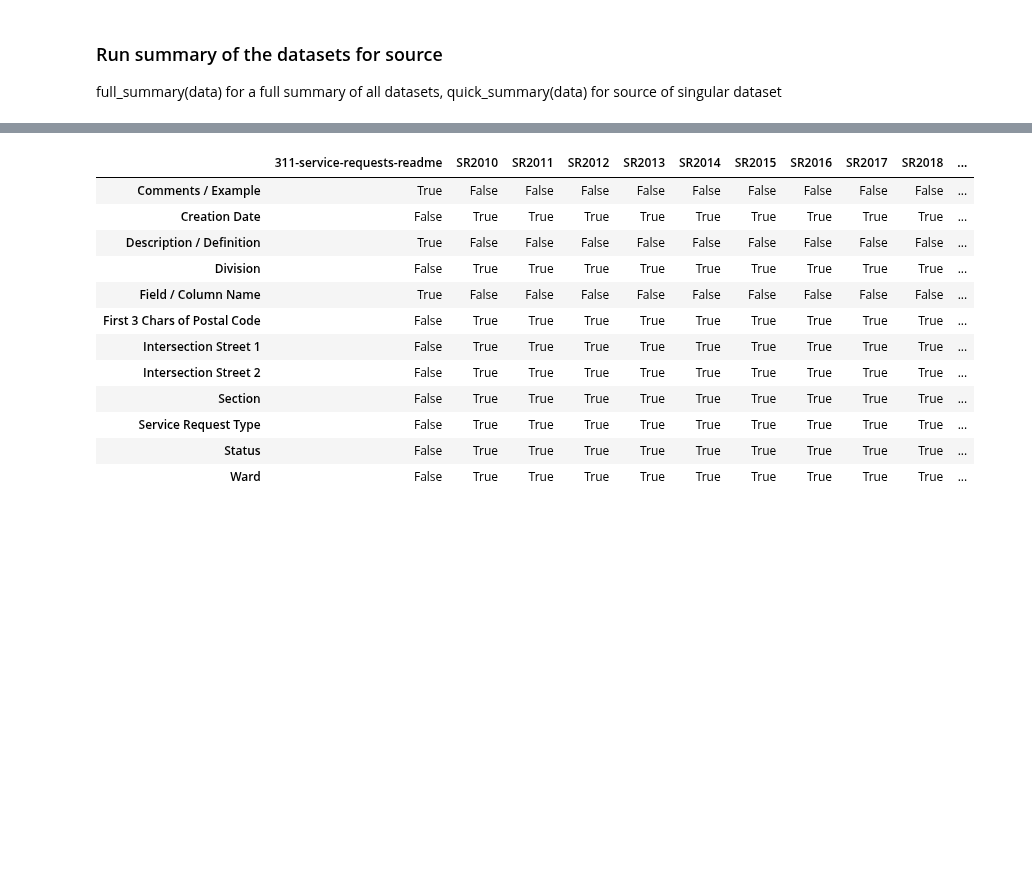
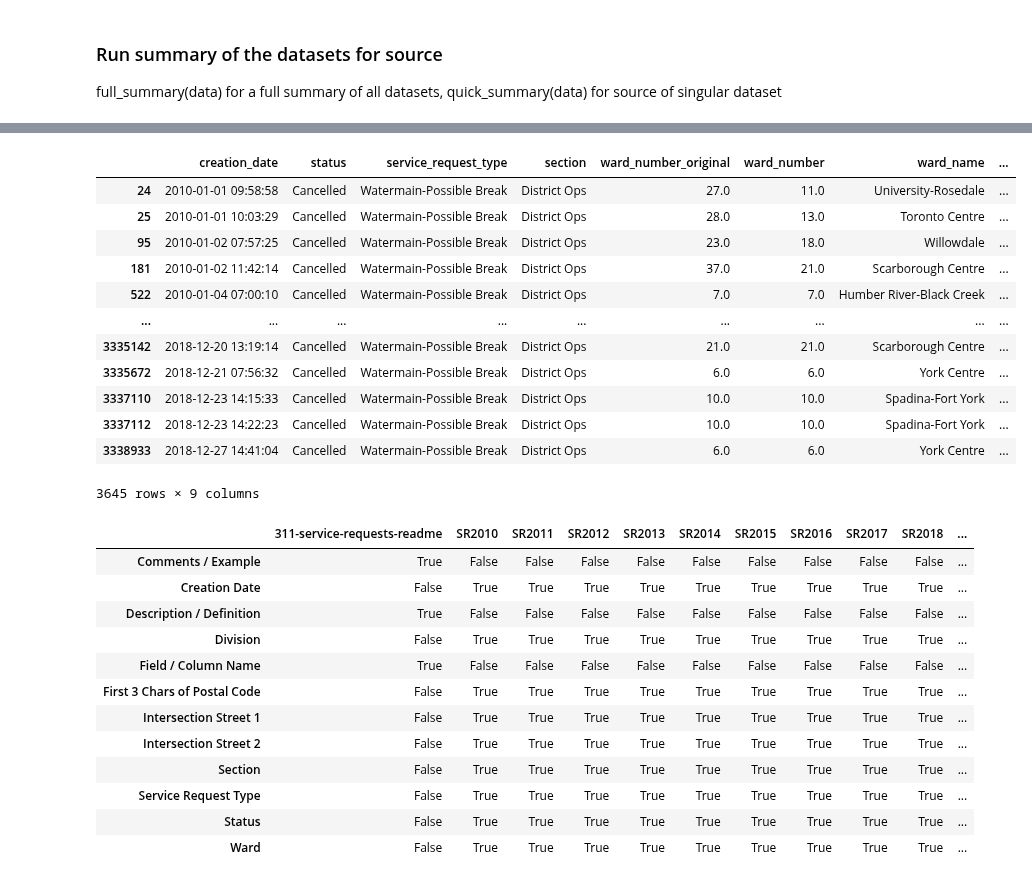
Before and after one commit to kmefu94/Water-Infrastructure-Risk-Toronto, a Jupyter notebook: reports/Data_Inventory.ipynb, the cells around one changed output, grey strips where cells are left out. Saved outputs shown, nothing was run; the diff lists cells and outputs as text; code cells hidden in the pictures; blank space fills up the shorter version.

```diff
--- a/reports/Data_Inventory.ipynb
+++ b/reports/Data_Inventory.ipynb
@@ -300,3 +399,20 @@ Section                       object     0.000000        20
+# %%
+water311 = search_df(requests311,'Watermain-Possible Break',col_index=2)
+water311[water311.iloc[:,1]=="Cancelled"]
+# %% [output]
+|  | creation_date | status | service_request_type | section | ward_number_original | ward_number | ward_name | ... |
+| 24 | 2010-01-01 09:58:58 | Cancelled | Watermain-Possible Break | District Ops | 27.0 | 11.0 | University-Rosedale | ... |
+| 25 | 2010-01-01 10:03:29 | Cancelled | Watermain-Possible Break | District Ops | 28.0 | 13.0 | Toronto Centre | ... |
+| 95 | 2010-01-02 07:57:25 | Cancelled | Watermain-Possible Break | District Ops | 23.0 | 18.0 | Willowdale | ... |
+| 181 | 2010-01-02 11:42:14 | Cancelled | Watermain-Possible Break | District Ops | 37.0 | 21.0 | Scarborough Centre | ... |
+| 522 | 2010-01-04 07:00:10 | Cancelled | Watermain-Possible Break | District Ops | 7.0 | 7.0 | Humber River-Black Creek | ... |
+| ... | ... | ... | ... | ... | ... | ... | ... | ... |
+| 3335142 | 2018-12-20 13:19:14 | Cancelled | Watermain-Possible Break | District Ops | 21.0 | 21.0 | Scarborough Centre | ... |
+| 3335672 | 2018-12-21 07:56:32 | Cancelled | Watermain-Possible Break | District Ops | 6.0 | 6.0 | York Centre | ... |
+| 3337110 | 2018-12-23 14:15:33 | Cancelled | Watermain-Possible Break | District Ops | 10.0 | 10.0 | Spadina-Fort York | ... |
+| 3337112 | 2018-12-23 14:22:23 | Cancelled | Watermain-Possible Break | District Ops | 10.0 | 10.0 | Spadina-Fort York | ... |
+| 3338933 | 2018-12-27 14:41:04 | Cancelled | Watermain-Possible Break | District Ops | 6.0 | 6.0 | York Centre | ... |
+3645 rows × 9 columns
 # %%
 compare_columns(data_311)
 # %% [output]
```
Also changed, not shown: parts of 36 cells of this notebook, 12 other files.
